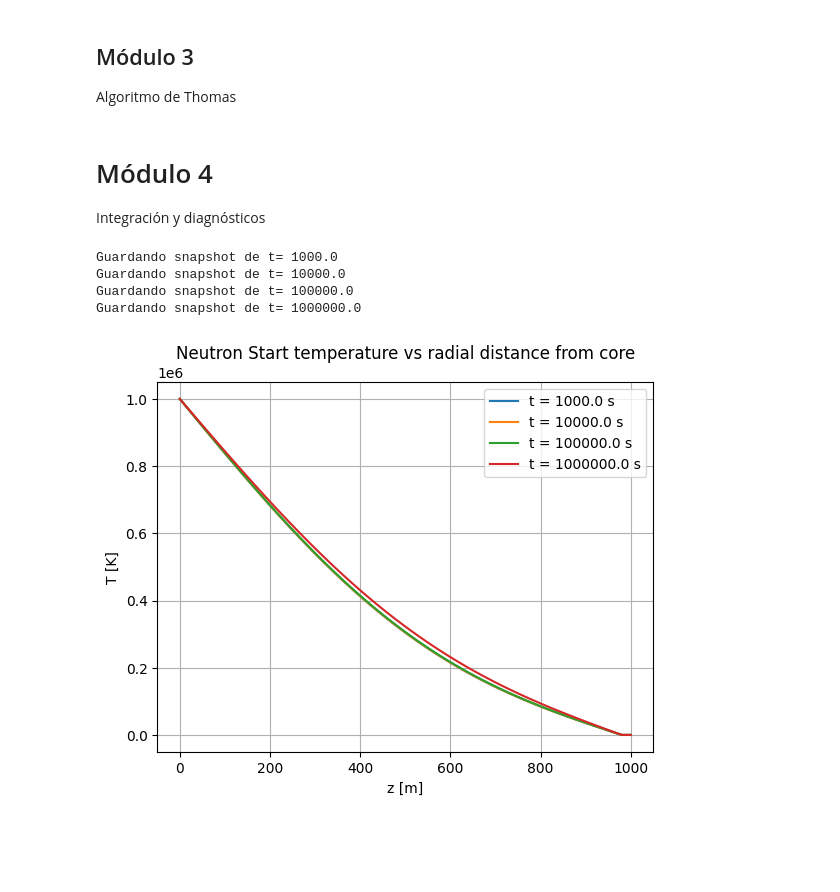
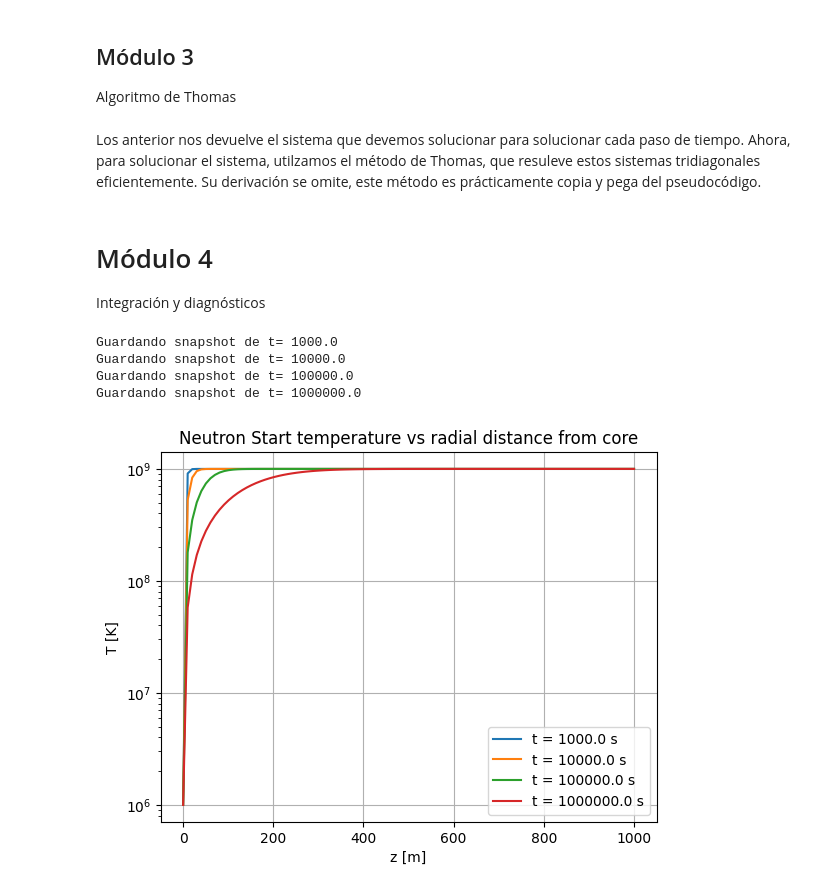
Before and after one commit to saacostad/ComputationalAstroPhysics, a Jupyter notebook: NeutronStarCooling.ipynb, the cells around one changed output. Saved outputs shown, nothing was run; the diff lists cells and outputs as text; code cells hidden in the pictures; blank space fills up the shorter version.

```diff
--- a/NeutronStarCooling.ipynb
+++ b/NeutronStarCooling.ipynb
@@ -36,6 +36,7 @@ Definición de parámetros y malla
 # %%
 import numpy as np
 import matplotlib.pyplot as plt
+from scipy.linalg import solve_banded
 
 print("Preparando simulación")
 
@@ -43,7 +44,7 @@ print("Preparando simulación")
 L = 1.e3
 alpha = 1.e-2
 eps_nu = 1.e-53
-T_core = 1.e-9
+T_core = 1.e9
 T_surf = 1.e6
 t_max = 1.e6
 
@@ -69,7 +70,7 @@ print("Parámetros numéricos preparados")
 x = np.linspace(0., L, N)
 T = np.ones(N) * T_core
 T[0] = T_surf
-T[N-1] = T_core
+T[-1] = T_core
 
 print("Malla inicializada")
 # %% [output]
@@ -123,6 +173,8 @@ a, b, c, d = construir_sistema(T.copy())  # Para hacer debug
 ## Módulo 3
 
 Algoritmo de Thomas
+# %% [markdown]
+Los anterior nos devuelve el sistema que devemos solucionar para solucionar cada paso de tiempo. Ahora, para solucionar el sistema, utilzamos el método de Thomas, que resuleve estos sistemas tridiagonales eficientemente. Su derivación se omite, este método es prácticamente copia y pega del pseudocódigo.
 # %%
 def Thomas(a, b, c, d, N = N):
 
@@ -130,10 +182,10 @@ def Thomas(a, b, c, d, N = N):
     c_prime = np.zeros_like(c)
     d_prime = np.zeros_like(d)
 
-    c_prime[1] = c[1] / b[1]
-    d_prime[1] = d[1] / b[1]
+    c_prime[0] = c[0] / b[0]
+    d_prime[0] = d[0] / b[0]
 
-    for i in range(2, N-1):
+    for i in range(1, N):
         m = b[i] - a[i] * c_prime[i-1]
 
         c_prime[i] = c[i] / m
@@ -142,9 +194,9 @@ def Thomas(a, b, c, d, N = N):
     # Sustitución hacia atrás
     # Creamos el x
     X = np.zeros(N)
-    X[N-1] = d_prime[N-1]
+    X[-1] = d_prime[-1]
 
-    for i in range(N-2, 0, -1):
+    for i in range(N-2, -1, -1):
         X[i] = d_prime[i] - c_prime[i] * X[i+1]
 
     return X
@@ -157,37 +209,43 @@ tiempos_salida = [1.e3, 1.e4, 1.e5, 1.e6]
 T_history = []
 F_history = []
 t = 0.
 
 for paso in range(1, n_steps + 1):
     a, b, c, rhs = construir_sistema(T.copy())
 
-    T_interior = Thomas(a, b, c, rhs, N-2)
+    T_interior = Thomas(a, b, c, rhs, N) # Para utilizar el Thomas que creamos
 
-    T[1:N-2] = T_interior[1:N-2]
-    T[0] = T_surf
-    T[N-1] = T_core
+    # # Para utiizar un solver más común
+    # ab = np.zeros((3, N))
+    # ab[0, 1:] = c[:-1]   # upper diagonal — shift right, leave ab[0,0] = 0
+    # ab[1, :]  = b        # main diagonal
+    # ab[2, :-1] = a[1:]  # lower diagonal — shift left, leave ab[2,-1] = 0
+    # T_interior = solve_banded((1, 1), ab, rhs)
+
+    T = T_interior
     t = t + dt
 
     # Diagnostico
-    F_history.append((-alpha * (T[1] - T[0]) / dx, t))
+    F_history.append((alpha * (T[1] - T[0]) / dx, t))
 
     if t in tiempos_salida:
         print("Guardando snapshot de t=",t)
         T_history.append((T.copy(), t))
 
 for (T_snap, t_snap) in T_history:
     plt.plot(x, T_snap, label = f"t = {t_snap} s")
 
 plt.legend()
 plt.grid()
 plt.title("Neutron Start temperature vs radial distance from core")
 plt.xlabel("z [m]")
 plt.ylabel("T [K]")
+plt.yscale("log")
 plt.show()
 # %% [output]
 Guardando snapshot de t= 1000.0
 Guardando snapshot de t= 10000.0
 Guardando snapshot de t= 100000.0
 Guardando snapshot de t= 1000000.0
-[figure, old version]
+[figure, new version]
 # %% [markdown]
```
Also changed, not shown: parts of 15 cells of this notebook.
